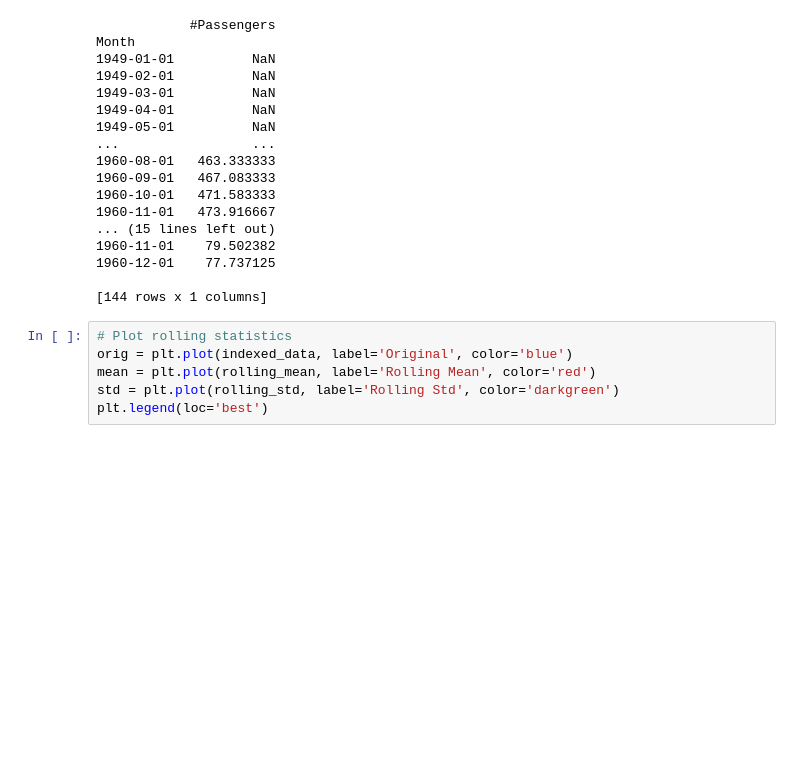
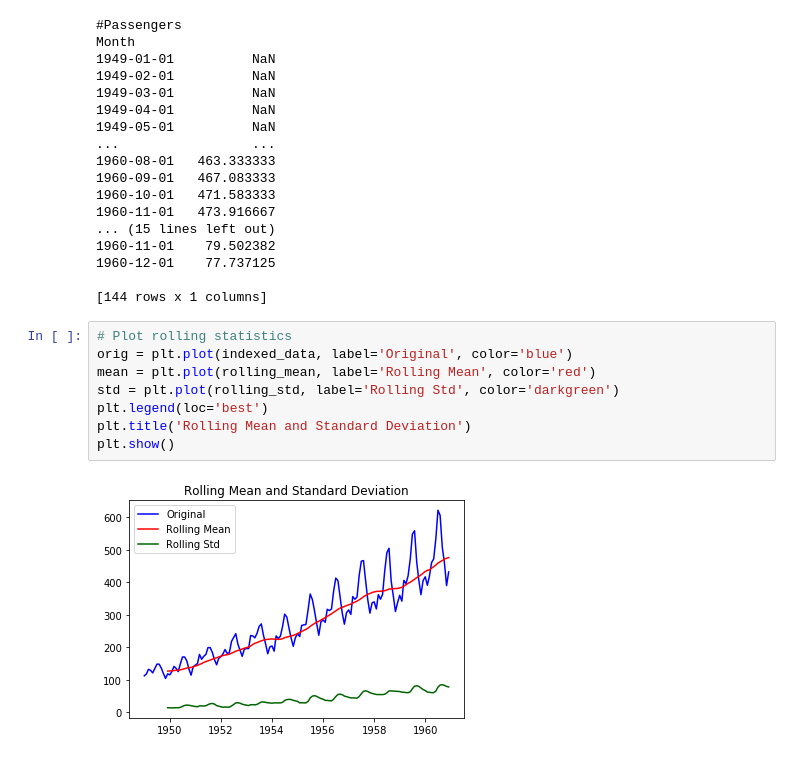
Before and after one commit to bhaskarnn9/TimeSeriesAnalysis, a Jupyter notebook: AirPasenger_Forecast.ipynb, the cells around one changed output. Cells and saved outputs as stored; diff of their text form; blank space fills up the shorter version.

```diff
--- a/AirPasenger_Forecast.ipynb
+++ b/AirPasenger_Forecast.ipynb
@@ -121,6 +121,10 @@ Month
 # %%
 # Plot rolling statistics
 orig = plt.plot(indexed_data, label='Original', color='blue')
 mean = plt.plot(rolling_mean, label='Rolling Mean', color='red')
 std = plt.plot(rolling_std, label='Rolling Std', color='darkgreen')
 plt.legend(loc='best')
+plt.title('Rolling Mean and Standard Deviation')
+plt.show()
+# %% [output]
+[figure, added]
```
Also changed, not shown: parts of 14 cells of this notebook, 1 other file.
